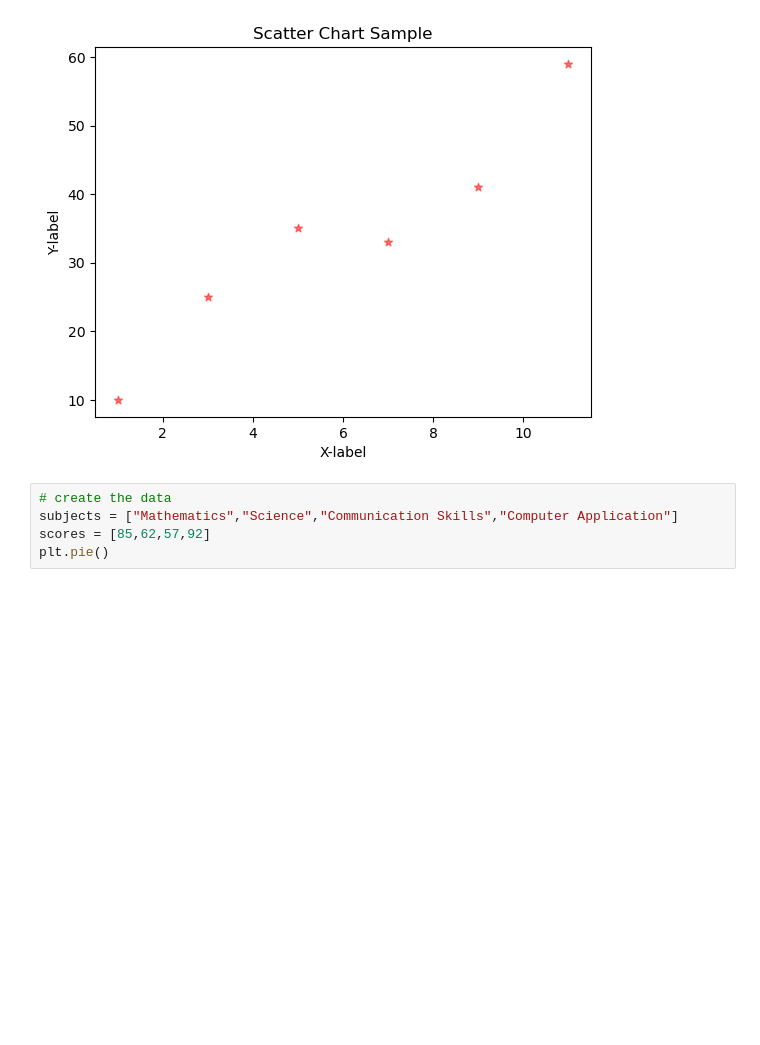
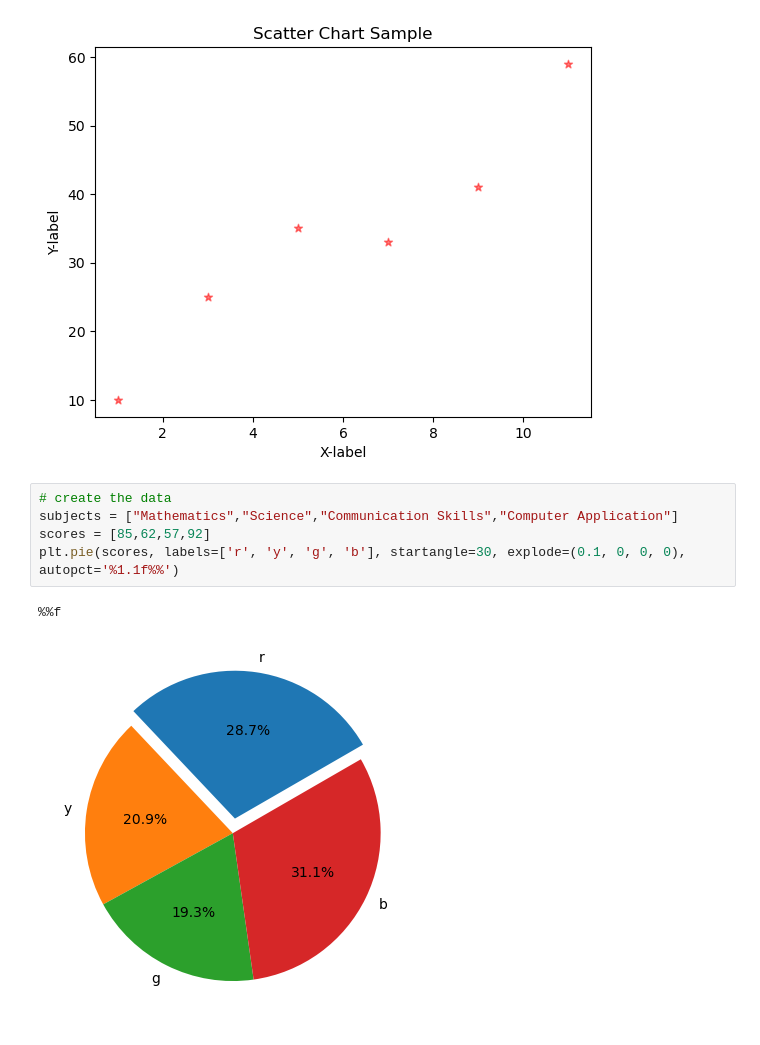
Before and after one commit to rabobahago/Python_ML_Data_Science, a Jupyter notebook: data_analyst/matplotlib/main.ipynb, the cells around one changed output. Saved outputs shown, nothing was run; the diff lists cells and outputs as text; blank space fills up the shorter version.

```diff
--- a/data_analyst/matplotlib/main.ipynb
+++ b/data_analyst/matplotlib/main.ipynb
@@ -39,5 +39,8 @@ plt.show()
 # %%
 # create the data
 subjects = ["Mathematics","Science","Communication Skills","Computer Application"]
 scores = [85,62,57,92]
-plt.pie()
+plt.pie(scores, labels=['r', 'y', 'g', 'b'], startangle=30, explode=(0.1, 0, 0, 0), autopct='%1.1f%%')
+# %% [output]
+%%f
+[figure, added]
```
